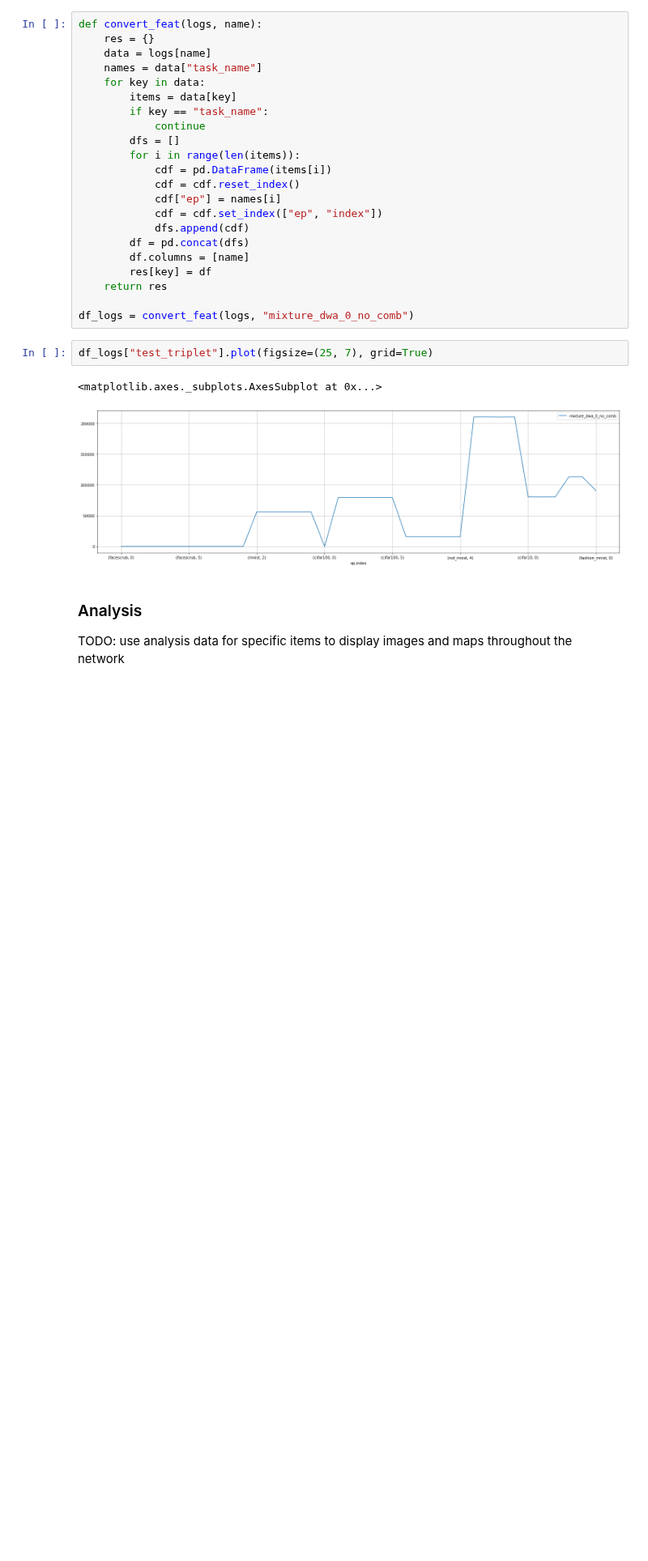
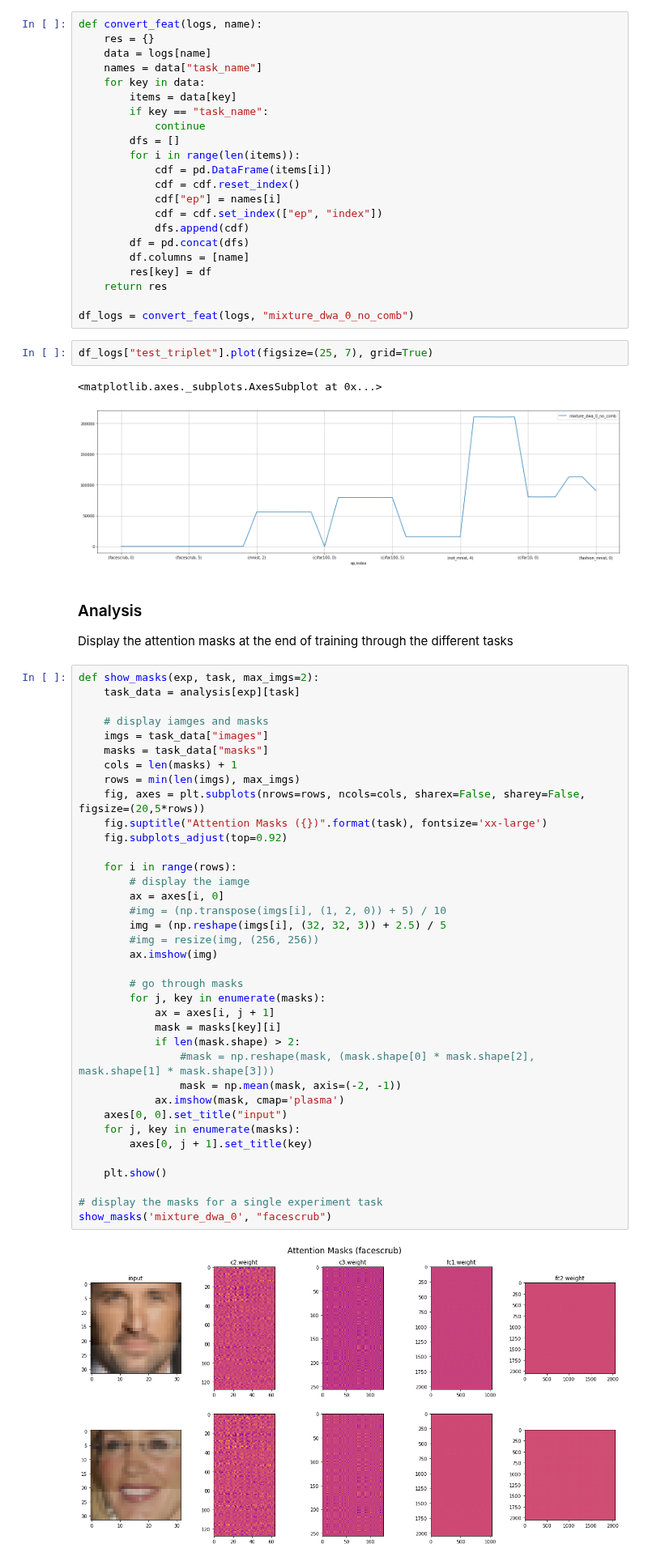
Before and after one commit to felixnext/dwa, a Jupyter notebook: plot_results.ipynb, the cells around one changed output. Shown at 81% size. Saved outputs shown, nothing was run; the diff lists cells and outputs as text; blank space fills up the shorter version.

Commit message:
Feat: Implemented visualization of log data in notebook

```diff
--- a/plot_results.ipynb
+++ b/plot_results.ipynb
@@ -175,7 +175,46 @@ df_logs["test_triplet"].plot(figsize=(25, 7), grid=True)
 # %% [output]
 <matplotlib.axes._subplots.AxesSubplot at 0x...>
 [figure]
-# %% [markdown]
-### Analysis
-
-TODO: use analysis data for specific items to display images and maps throughout the network
+# %% [markdown]
+### Analysis
+
+Display the attention masks at the end of training through the different tasks
+# %%
+def show_masks(exp, task, max_imgs=2):
+    task_data = analysis[exp][task]
+
+    # display iamges and masks
+    imgs = task_data["images"]
+    masks = task_data["masks"]
+    cols = len(masks) + 1
+    rows = min(len(imgs), max_imgs)
+    fig, axes = plt.subplots(nrows=rows, ncols=cols, sharex=False, sharey=False, figsize=(20,5*rows))
+    fig.suptitle("Attention Masks ({})".format(task), fontsize='xx-large')
+    fig.subplots_adjust(top=0.92)
+
+    for i in range(rows):
+        # display the iamge
+        ax = axes[i, 0]
+        #img = (np.transpose(imgs[i], (1, 2, 0)) + 5) / 10
+        img = (np.reshape(imgs[i], (32, 32, 3)) + 2.5) / 5
+        #img = resize(img, (256, 256))
+        ax.imshow(img)
+
+        # go through masks
+        for j, key in enumerate(masks):
+            ax = axes[i, j + 1]
+            mask = masks[key][i]
+            if len(mask.shape) > 2:
+                #mask = np.reshape(mask, (mask.shape[0] * mask.shape[2], mask.shape[1] * mask.shape[3]))
+                mask = np.mean(mask, axis=(-2, -1))
+            ax.imshow(mask, cmap='plasma')
+    axes[0, 0].set_title("input")
+    for j, key in enumerate(masks):
+        axes[0, j + 1].set_title(key)
+
+    plt.show()
+
+# display the masks for a single experiment task
+show_masks('mixture_dwa_0', "facescrub")
+# %% [output]
+[figure, added]
```
Also changed, not shown: parts of 4 cells of this notebook.
